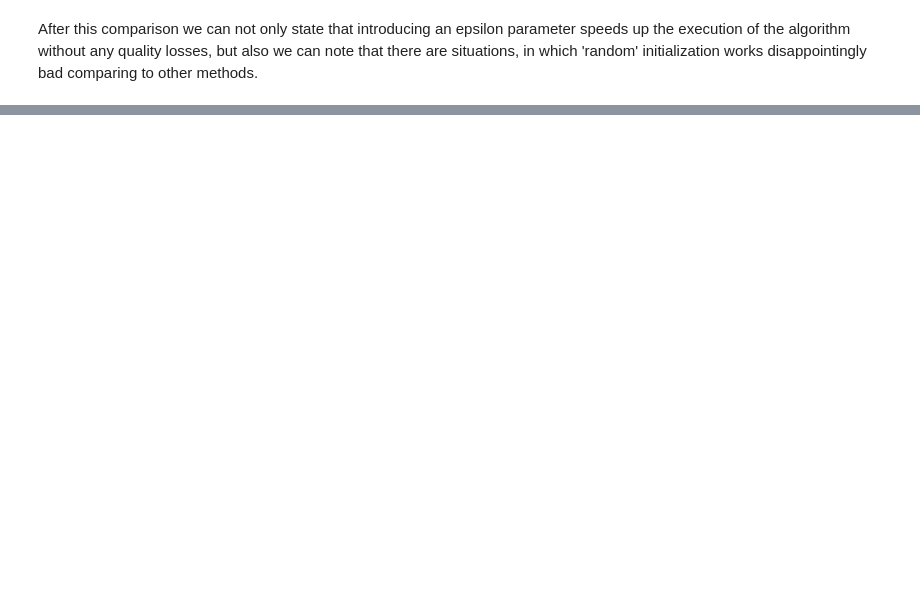
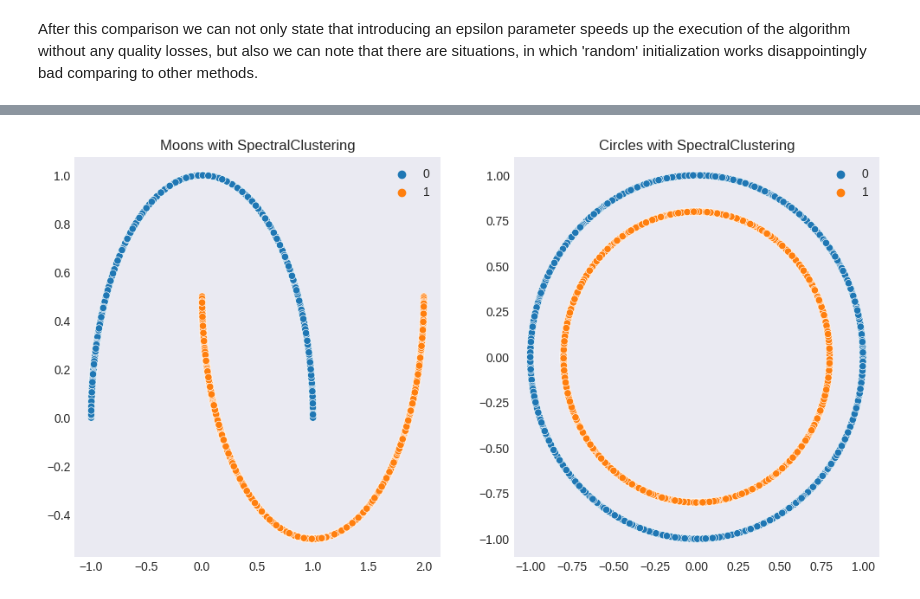
Before and after one commit to VFYAS/KMeans-implementation, a Jupyter notebook: kmeans implementation and report.ipynb, the cells around one changed output, grey strips where cells are left out. Saved outputs shown, nothing was run; the diff lists cells and outputs as text; code cells hidden in the pictures; blank space fills up the shorter version.

```diff
--- a/kmeans implementation and report.ipynb
+++ b/kmeans implementation and report.ipynb
@@ -264,0 +332,12 @@ X, y = make_blobs(10000, 2, random_state=13, centers=3)
+# %%
+from sklearn.cluster import SpectralClustering
+fig, ax = plt.subplots(nrows=1, ncols=2, figsize=(12, 6))
+for idx, dataset in enumerate([(make_moons, "Moons"), (make_circles, "Circles")]):
+    X, y = dataset[0](n_samples=1500)
+    a = SpectralClustering(n_clusters=2, eigen_solver='arpack',
+                           affinity="nearest_neighbors").fit_predict(X)
+    sns.scatterplot(x=X[:, 0], y=X[:, 1], hue=a, ax=ax[idx])
+    ax[idx].set_title(f'{dataset[1]} with SpectralClustering')
+plt.show()
+# %% [output]
+[figure, added]
```
Also changed, not shown: parts of 17 cells of this notebook.
